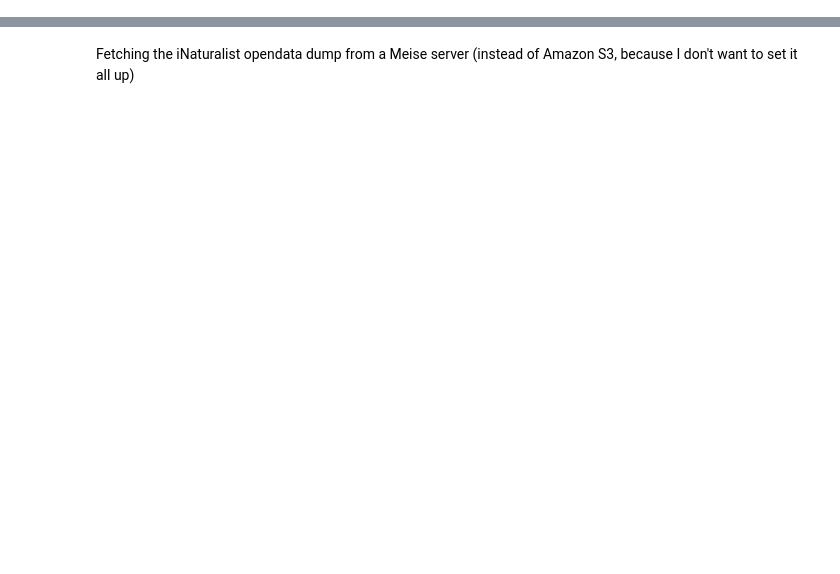
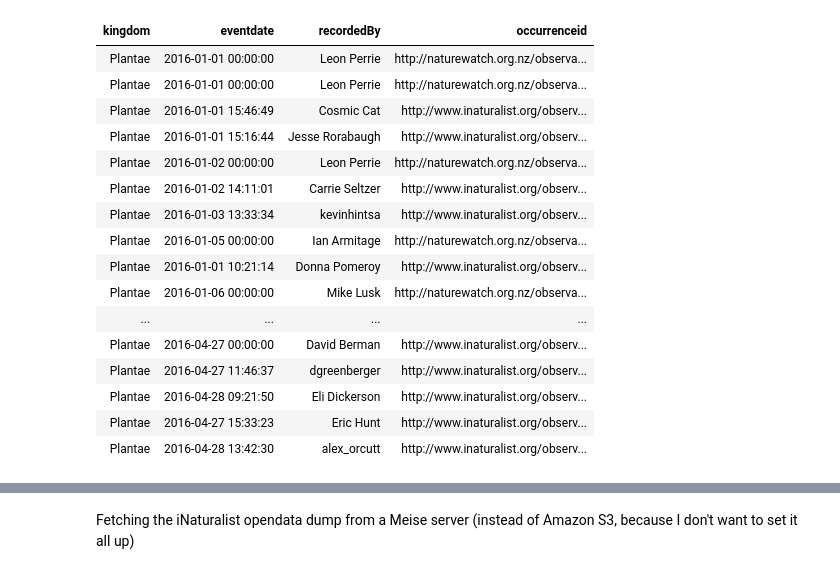
Before and after one commit to AugustT/BioHack_iNat, a Jupyter notebook: Getting_Random_Observers/src/inat_obs_subset_countrywise.ipynb, the cells around one changed output, grey strips where cells are left out. Cells and saved outputs as stored; diff of their text form; code cells hidden in the pictures; blank space fills up the shorter version.

```diff
--- a/Getting_Random_Observers/src/inat_obs_subset_countrywise.ipynb
+++ b/Getting_Random_Observers/src/inat_obs_subset_countrywise.ipynb
@@ -35,8 +37,27 @@ library(sparklyr) # load sparklyr last because there is namespace conflicts betw
 # %%
 %sql
 
 SELECT kingdom,eventdate,recordedBy,occurrenceid FROM gbif.inat
 WHERE kingdom = 'Plantae' AND SUBSTRING(eventdate,1,4)>2015
+LIMIT 500
+# %% [output]
+| kingdom | eventdate | recordedBy | occurrenceid |
+| Plantae | 2016-01-01 00:00:00 | Leon Perrie | http://naturewatch.org.nz/observa... |
+| Plantae | 2016-01-01 00:00:00 | Leon Perrie | http://naturewatch.org.nz/observa... |
+| Plantae | 2016-01-01 15:46:49 | Cosmic Cat | http://www.inaturalist.org/observ... |
+| Plantae | 2016-01-01 15:16:44 | Jesse Rorabaugh | http://www.inaturalist.org/observ... |
+| Plantae | 2016-01-02 00:00:00 | Leon Perrie | http://naturewatch.org.nz/observa... |
+| Plantae | 2016-01-02 14:11:01 | Carrie Seltzer | http://www.inaturalist.org/observ... |
+| Plantae | 2016-01-03 13:33:34 | kevinhintsa | http://www.inaturalist.org/observ... |
+| Plantae | 2016-01-05 00:00:00 | Ian Armitage | http://naturewatch.org.nz/observa... |
+| Plantae | 2016-01-01 10:21:14 | Donna Pomeroy | http://www.inaturalist.org/observ... |
+| Plantae | 2016-01-06 00:00:00 | Mike Lusk | http://naturewatch.org.nz/observa... |
+| ... | ... | ... | ... |
+| Plantae | 2016-04-27 00:00:00 | David Berman | http://www.inaturalist.org/observ... |
+| Plantae | 2016-04-27 11:46:37 | dgreenberger | http://www.inaturalist.org/observ... |
+| Plantae | 2016-04-28 09:21:50 | Eli Dickerson | http://www.inaturalist.org/observ... |
+| Plantae | 2016-04-27 15:33:23 | Eric Hunt | http://www.inaturalist.org/observ... |
+| Plantae | 2016-04-28 13:42:30 | alex_orcutt | http://www.inaturalist.org/observ... |
 # %%
 %r
 # declare spark cluster
```
Also changed, not shown: parts of 30 cells of this notebook.
